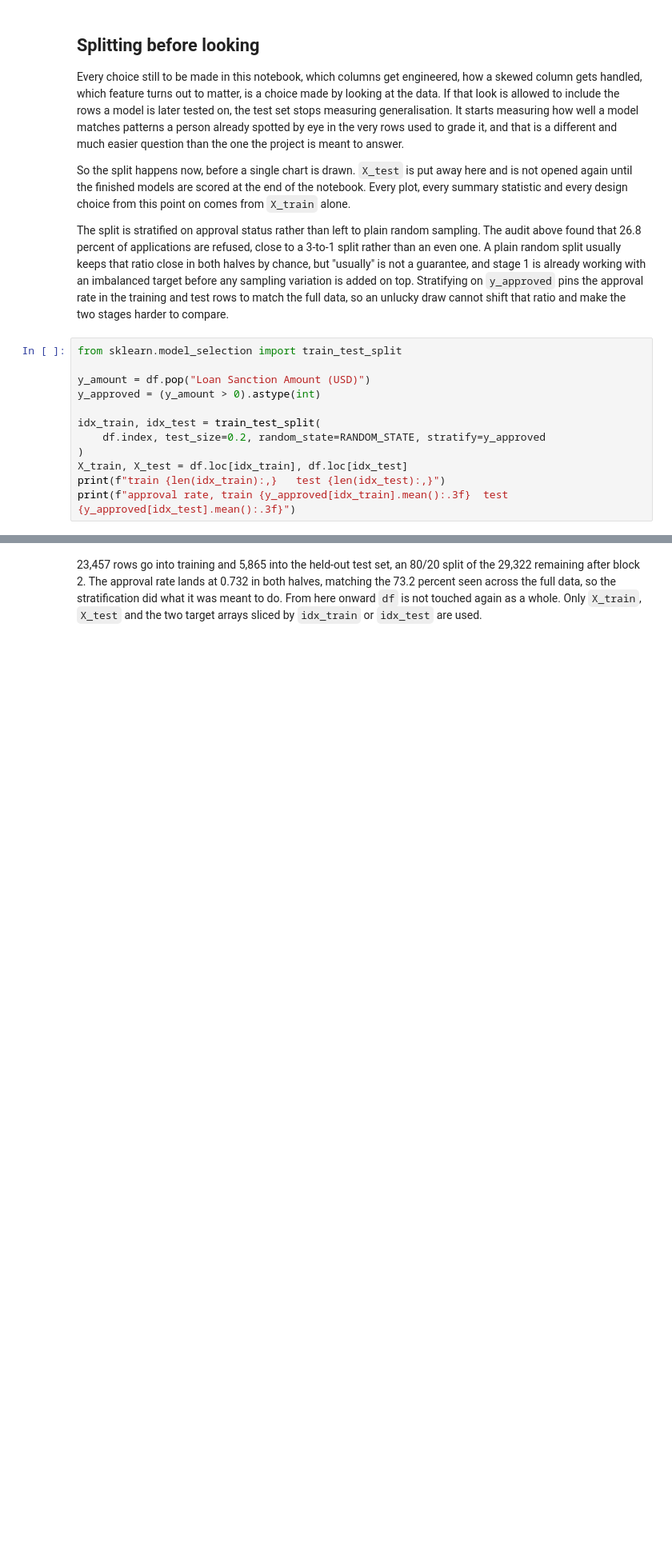
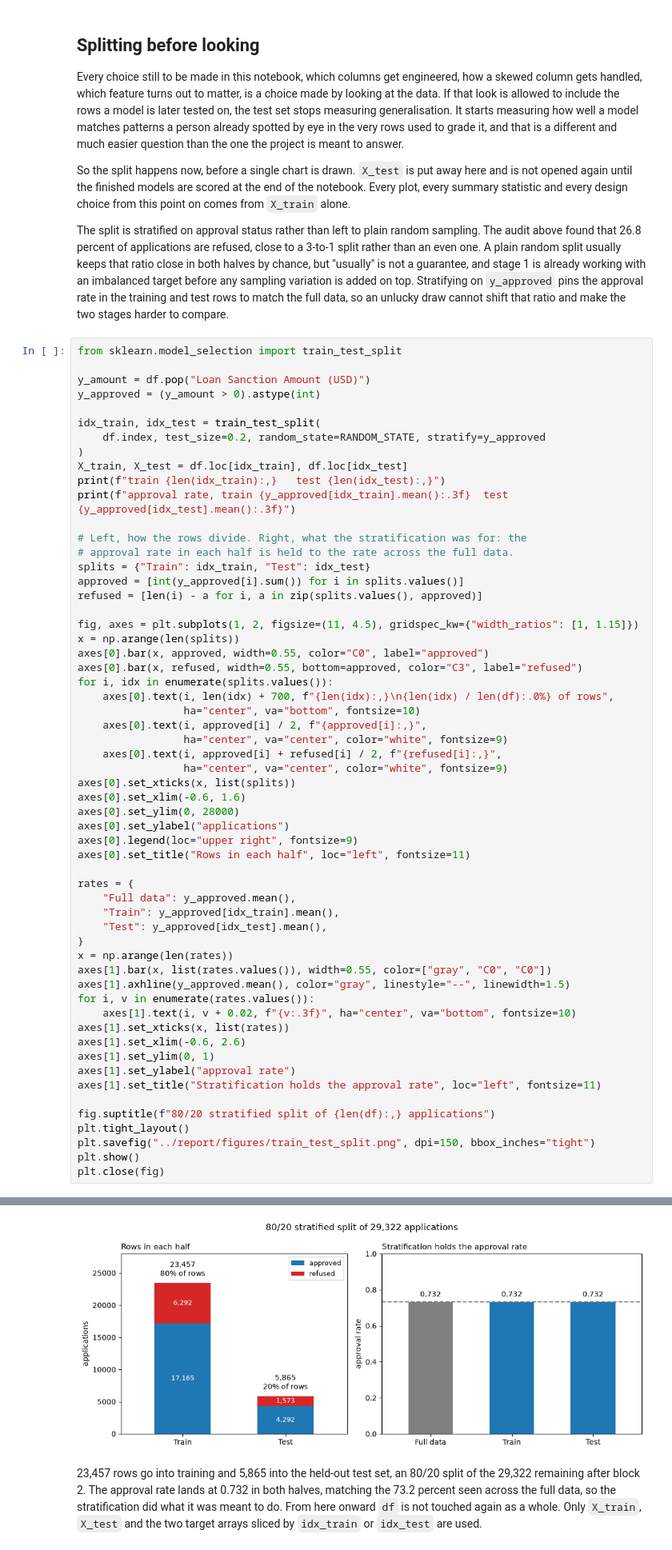
Before and after one commit to kushalkrishnappa/fai-final-project-2026, a Jupyter notebook: src/LoanSanctionAmountEstimation.ipynb, the cells around one changed output, grey strips where cells are left out. Shown at 80% size. Saved outputs shown, nothing was run; the diff lists cells and outputs as text; blank space fills up the shorter version.

```diff
--- a/src/LoanSanctionAmountEstimation.ipynb
+++ b/src/LoanSanctionAmountEstimation.ipynb
@@ -380,18 +431,65 @@ unlucky draw cannot shift that ratio and make the two stages harder to compare.
 # %%
 from sklearn.model_selection import train_test_split
 
 y_amount = df.pop("Loan Sanction Amount (USD)")
 y_approved = (y_amount > 0).astype(int)
 
 idx_train, idx_test = train_test_split(
     df.index, test_size=0.2, random_state=RANDOM_STATE, stratify=y_approved
 )
 X_train, X_test = df.loc[idx_train], df.loc[idx_test]
 print(f"train {len(idx_train):,}   test {len(idx_test):,}")
 print(f"approval rate, train {y_approved[idx_train].mean():.3f}  test {y_approved[idx_test].mean():.3f}")
+
+# Left, how the rows divide. Right, what the stratification was for: the
+# approval rate in each half is held to the rate across the full data.
+splits = {"Train": idx_train, "Test": idx_test}
+approved = [int(y_approved[i].sum()) for i in splits.values()]
+refused = [len(i) - a for i, a in zip(splits.values(), approved)]
+
+fig, axes = plt.subplots(1, 2, figsize=(11, 4.5), gridspec_kw={"width_ratios": [1, 1.15]})
+x = np.arange(len(splits))
+axes[0].bar(x, approved, width=0.55, color="C0", label="approved")
+axes[0].bar(x, refused, width=0.55, bottom=approved, color="C3", label="refused")
+for i, idx in enumerate(splits.values()):
+    axes[0].text(i, len(idx) + 700, f"{len(idx):,}\n{len(idx) / len(df):.0%} of rows",
+                 ha="center", va="bottom", fontsize=10)
+    axes[0].text(i, approved[i] / 2, f"{approved[i]:,}",
+                 ha="center", va="center", color="white", fontsize=9)
+    axes[0].text(i, approved[i] + refused[i] / 2, f"{refused[i]:,}",
+                 ha="center", va="center", color="white", fontsize=9)
+axes[0].set_xticks(x, list(splits))
+axes[0].set_xlim(-0.6, 1.6)
+axes[0].set_ylim(0, 28000)
+axes[0].set_ylabel("applications")
+axes[0].legend(loc="upper right", fontsize=9)
+axes[0].set_title("Rows in each half", loc="left", fontsize=11)
+
+rates = {
+    "Full data": y_approved.mean(),
+    "Train": y_approved[idx_train].mean(),
+    "Test": y_approved[idx_test].mean(),
+}
+x = np.arange(len(rates))
+axes[1].bar(x, list(rates.values()), width=0.55, color=["gray", "C0", "C0"])
+axes[1].axhline(y_approved.mean(), color="gray", linestyle="--", linewidth=1.5)
+for i, v in enumerate(rates.values()):
+    axes[1].text(i, v + 0.02, f"{v:.3f}", ha="center", va="bottom", fontsize=10)
+axes[1].set_xticks(x, list(rates))
+axes[1].set_xlim(-0.6, 2.6)
+axes[1].set_ylim(0, 1)
+axes[1].set_ylabel("approval rate")
+axes[1].set_title("Stratification holds the approval rate", loc="left", fontsize=11)
+
+fig.suptitle(f"80/20 stratified split of {len(df):,} applications")
+plt.tight_layout()
+plt.savefig("../report/figures/train_test_split.png", dpi=150, bbox_inches="tight")
+plt.show()
+plt.close(fig)
 # %% [output]
 train 23,457   test 5,865
 approval rate, train 0.732  test 0.732
+[figure, added]
 # %% [markdown]
 23,457 rows go into training and 5,865 into the held-out test set, an 80/20
 split of the 29,322 remaining after block 2. The approval rate lands at 0.732
```
Also changed, not shown: parts of 4 cells of this notebook, 2 other files.
